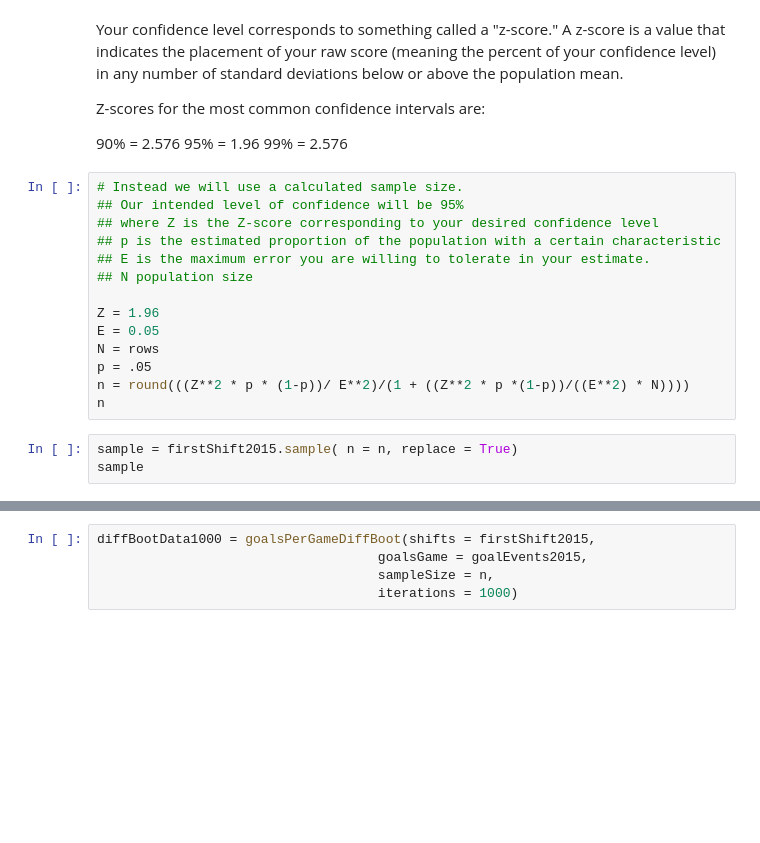
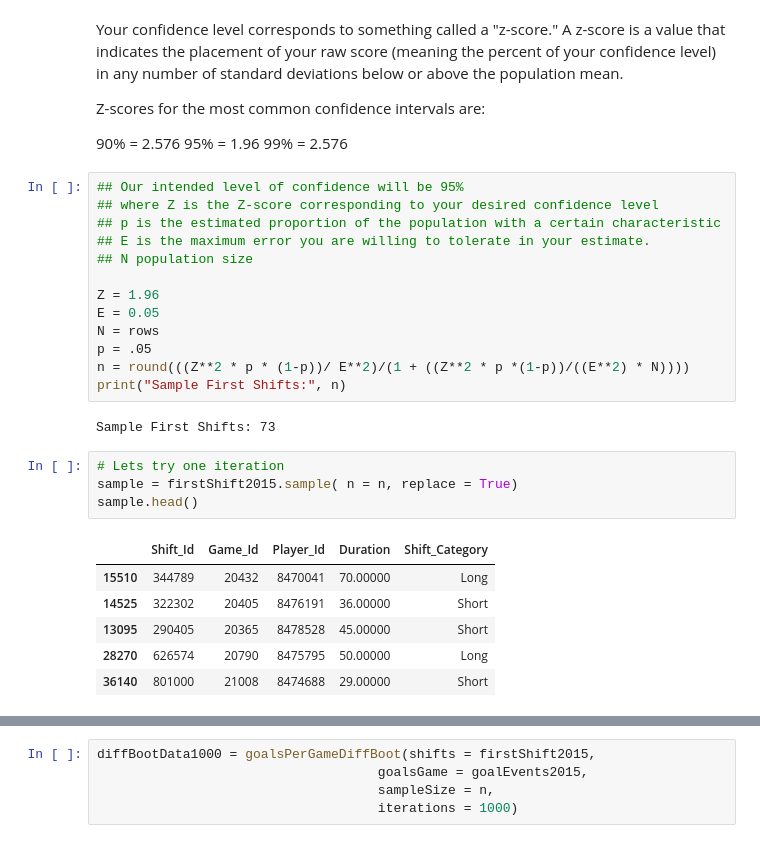
Before and after one commit to rdoherty2019/rdoherty2019.github.io, a Jupyter notebook: HockeyExperiments/firstShiftExperiment.ipynb, the cells around one changed output, grey strips where cells are left out. Drawn from its saved outputs; the diff is of its cells as text; blank space fills up the shorter version.

```diff
--- a/HockeyExperiments/firstShiftExperiment.ipynb
+++ b/HockeyExperiments/firstShiftExperiment.ipynb
@@ -515,7 +519,6 @@ Z-scores for the most common confidence intervals are:
 95% = 1.96
 99% = 2.576
 # %%
-# Instead we will use a calculated sample size.
 ## Our intended level of confidence will be 95%
 ## where Z is the Z-score corresponding to your desired confidence level
 ## p is the estimated proportion of the population with a certain characteristic
@@ -527,10 +530,20 @@ E = 0.05
 N = rows
 p = .05
 n = round(((Z**2 * p * (1-p))/ E**2)/(1 + ((Z**2 * p *(1-p))/((E**2) * N))))
-n
+print("Sample First Shifts:", n)
+# %% [output]
+Sample First Shifts: 73
 # %%
+# Lets try one iteration
 sample = firstShift2015.sample( n = n, replace = True)
-sample
+sample.head()
+# %% [output]
+|  | Shift_Id | Game_Id | Player_Id | Duration | Shift_Category |
+| 15510 | 344789 | 20432 | 8470041 | 70.00000 | Long |
+| 14525 | 322302 | 20405 | 8476191 | 36.00000 | Short |
+| 13095 | 290405 | 20365 | 8478528 | 45.00000 | Short |
+| 28270 | 626574 | 20790 | 8475795 | 50.00000 | Long |
+| 36140 | 801000 | 21008 | 8474688 | 29.00000 | Short |
 # %%
 sampleMerged2015 = sample.merge(playerGoalsPer2015,
                                     how='left',
```
Also changed, not shown: parts of 100 cells of this notebook, 1 other file.
